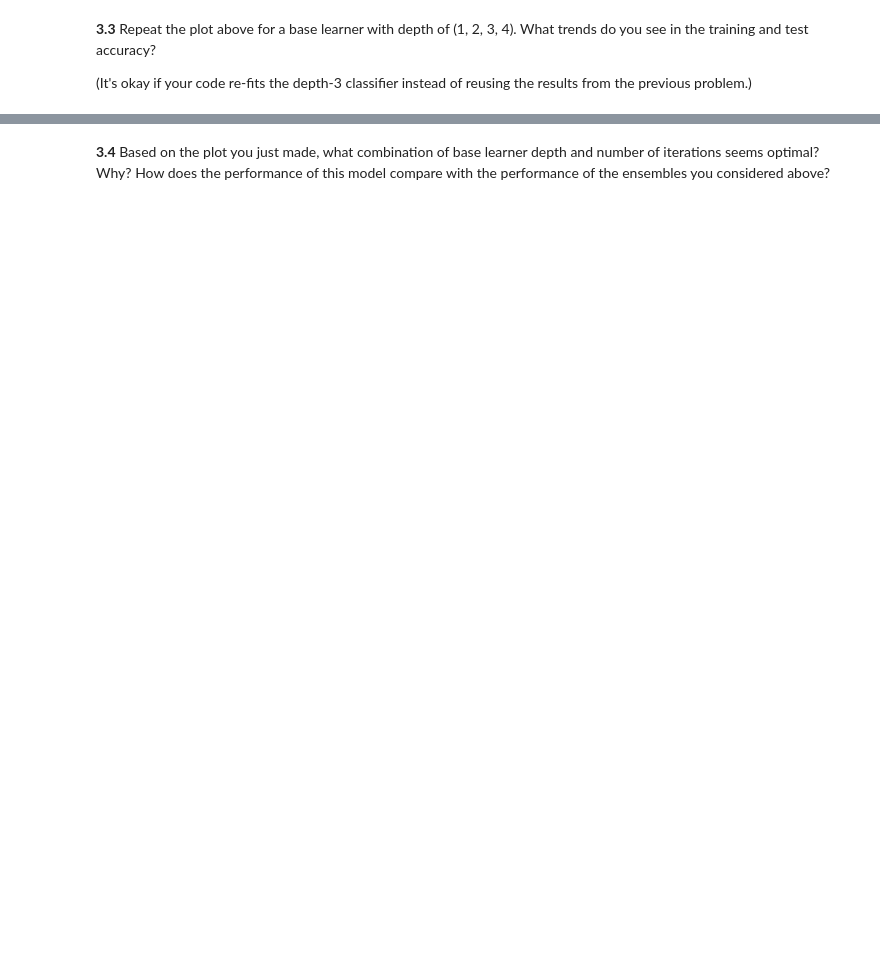
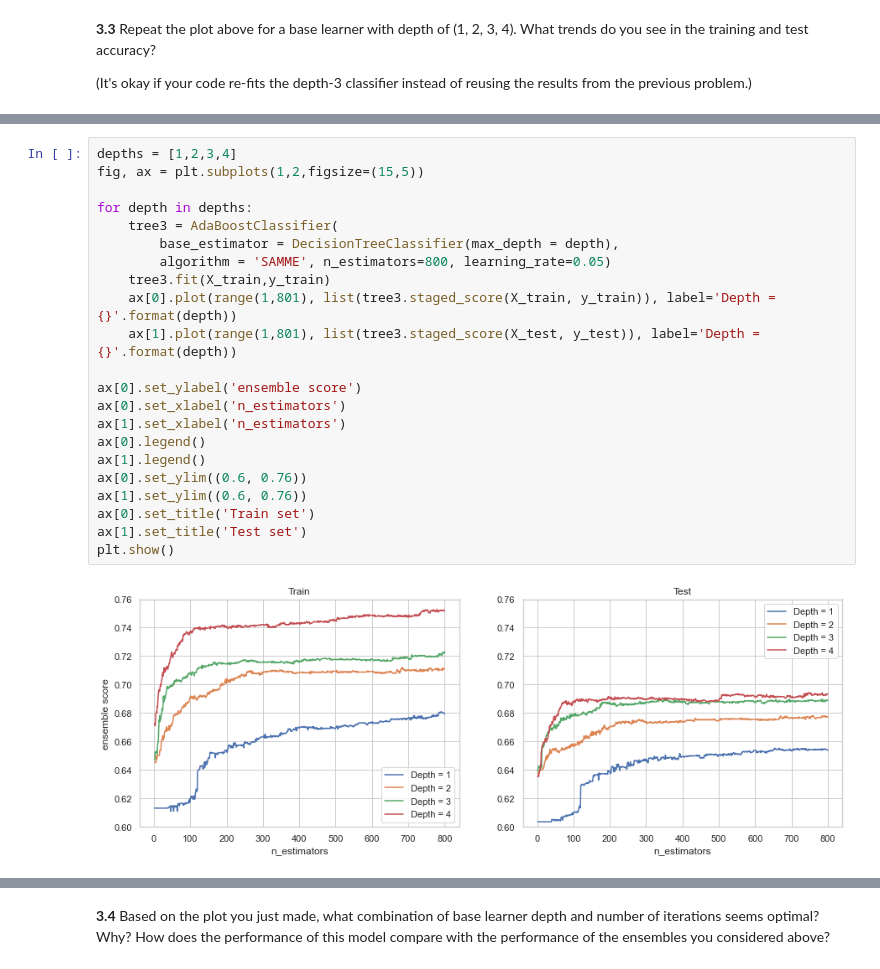
Before and after one commit to kkvalsvik/DataScience_cs109a_Harvard, a Jupyter notebook: cs_s109a_hw5.ipynb, the cells around one changed output, grey strips where cells are left out. Saved outputs shown, nothing was run; the diff lists cells and outputs as text; blank space fills up the shorter version.

```diff
--- a/cs_s109a_hw5.ipynb
+++ b/cs_s109a_hw5.ipynb
@@ -500,0 +503,24 @@ staged_scores(X_train, y_train)
+# %%
+depths = [1,2,3,4]
+fig, ax = plt.subplots(1,2,figsize=(15,5))
+
+for depth in depths:
+    tree3 = AdaBoostClassifier(
+        base_estimator = DecisionTreeClassifier(max_depth = depth),
+        algorithm = 'SAMME', n_estimators=800, learning_rate=0.05)
+    tree3.fit(X_train,y_train)
+    ax[0].plot(range(1,801), list(tree3.staged_score(X_train, y_train)), label='Depth = {}'.format(depth))
+    ax[1].plot(range(1,801), list(tree3.staged_score(X_test, y_test)), label='Depth = {}'.format(depth))
+
+ax[0].set_ylabel('ensemble score')
+ax[0].set_xlabel('n_estimators')
+ax[1].set_xlabel('n_estimators')
+ax[0].legend()
+ax[1].legend()
+ax[0].set_ylim((0.6, 0.76))
+ax[1].set_ylim((0.6, 0.76))
+ax[0].set_title('Train set')
+ax[1].set_title('Test set')
+plt.show()
+# %% [output]
+[figure, added]
```
Also changed, not shown: parts of 34 cells of this notebook.
